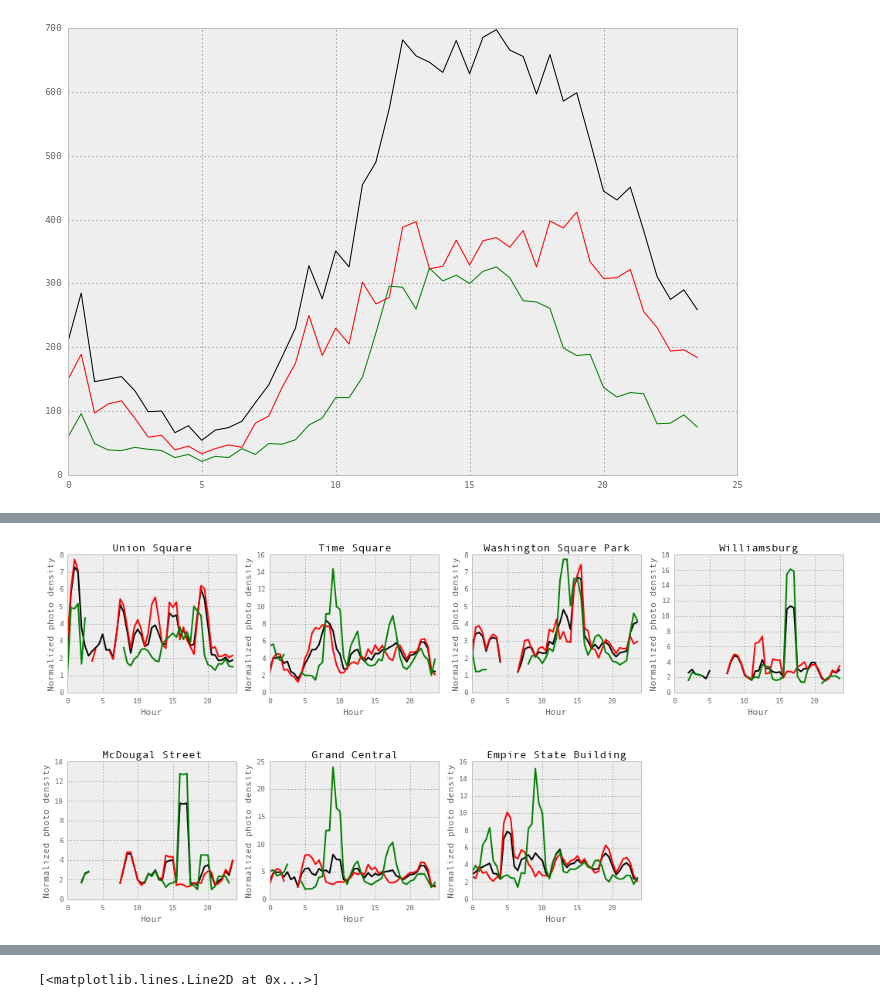
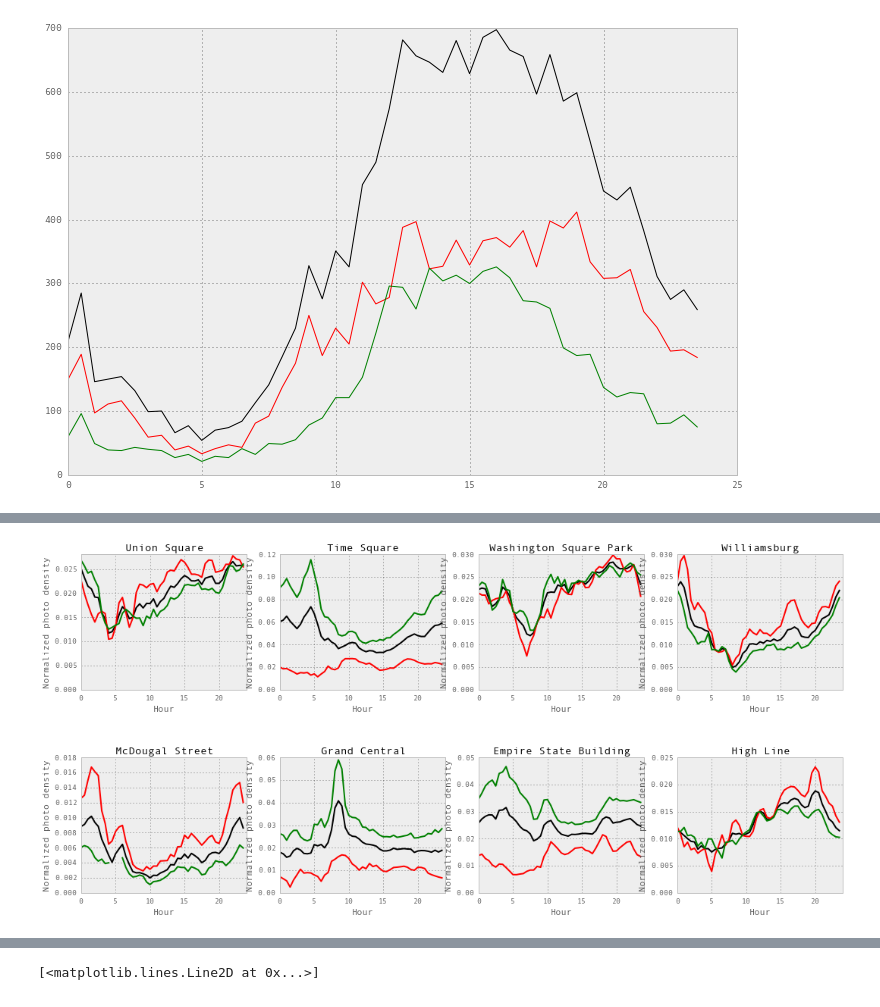
Before and after one commit to helenaxwang/AveNeue, a Jupyter notebook: analyze_flickr.py.ipynb, the cells around one changed output, grey strips where cells are left out. Cells and saved outputs as stored; diff of their text form; code cells hidden in the pictures.

```diff
--- a/analyze_flickr.py.ipynb
+++ b/analyze_flickr.py.ipynb
@@ -281,11 +279,15 @@ def get_hour_mean(photo_df, loc, radius=0.005, normalize=False):
 # compute the hour mean for all of nyc
 hour_all_normalized = photos2.user_id.groupby(lambda x: (x.hour, x.minute)).count()/photos2.user_id.count()
 hour_all = photos2.user_id.groupby(lambda x: (x.hour, x.minute)).count()
-print sum(hour_all)
 
-photos2['weighted_count'] = photos2['Fav']+1
-photos2['weighted_count'] = photos2['weighted_count'].fillna(1)
-hour_all_favweight = photos2.weighted_count.groupby(lambda x: (x.hour, x.minute)).mean()
+# compute the mean for local users
+hour_all_nyc = photos_nyc.user_id.groupby(lambda x: (x.hour, x.minute)).count()
+hour_all_nonyc = photos_nonyc.user_id.groupby(lambda x: (x.hour, x.minute)).count()
+print sum(hour_all), sum(hour_all_nyc), sum(hour_all_nonyc)
+
+#photos2['weighted_count'] = photos2['Fav']+1
+#photos2['weighted_count'] = photos2['weighted_count'].fillna(1)
+#hour_all_favweight = photos2.weighted_count.groupby(lambda x: (x.hour, x.minute)).mean()
 
 # compute favorites of all of new york city
 favorites_all = get_favcounts_sql(db, [40.74844,-73.985664], radius=1.0)
@@ -371,22 +374,24 @@ init_loc4 = (40.7176379,-73.9599521) # williamsburg
 init_loc5 = (40.7115551,-73.9531715) # mcdougal street
 init_loc6 = (40.752726, -73.977229) # Grand Central
 init_loc7 = (40.74844,-73.985664) # empire state building
+init_loc8 = (40.747992,-74.004765)
 
 normalize = False
 smooth = True
 
 # concate them together
-allLocs = [init_loc1, init_loc2, init_loc3, init_loc4, init_loc5, init_loc6, init_loc7]
+allLocs = [init_loc1, init_loc2, init_loc3, init_loc4, init_loc5, init_loc6, init_loc7, init_loc8]
 allLocNames = ['Union Square', 'Time Square', 'Washington Square Park', \
-               'Williamsburg', 'McDougal Street', 'Grand Central', 'Empire State Building']
+               'Williamsburg', 'McDougal Street', 'Grand Central', 'Empire State Building', 'High Line']
 #rcParams['figure.figsize'] = 6,4
 fig = plt.figure(figsize=(18,8))
 ax = fig.add_subplot(111)
 #colors = ['b','r','g','m','k']
 color = 'k'
-locidx = range(0,7)#range(5,6)
+locidx = range(0,8)#range(5,6)
+# 106826 146753
 
-for i,loc in zip(locidx,allLocs[0:7]):
+for i,loc in zip(locidx,allLocs[0:8]):
     #fig.suptitle(allLocNames[i], fontsize=14, fontweight='bold')
     plt.subplot(2,4,i+1)
 
@@ -395,16 +400,19 @@ for i,loc in zip(locidx,allLocs[0:7]):
 
     else:
         hour_loc = get_hour_mean(photos2,loc,normalize=normalize)/hour_all
-        favorites_loc = get_favcounts_sql(db, loc, radius=0.01)
-        favorites_loc['dayofweek'] = favorites_loc.index.dayofweek
+        hour_loc_nyc = get_hour_mean(photos_nyc,loc,normalize=normalize)/hour_all_nyc
+        hour_loc_nonyc = get_hour_mean(photos_nonyc,loc,normalize=normalize)/hour_all_nonyc
 
-        favorites_loc_weekday = favorites_loc.Fav[(favorites_loc['Fav']>0) & (favorites_loc['dayofweek']<5)]\
-        .groupby(lambda x: (x.hour, x.minute)).mean()/normalizer#/fav_all_weekday
+        #favorites_loc = get_favcounts_sql(db, loc, radius=0.01)
+        #favorites_loc['dayofweek'] = favorites_loc.index.dayofweek
 
-        favorites_loc_weekend = favorites_loc.Fav[(favorites_loc['Fav']>0) & (favorites_loc['dayofweek']>=5)]\
-        .groupby(lambda x: (x.hour, x.minute)).mean()/normalizer#/fav_all_weekend
+        #favorites_loc_weekday = favorites_loc.Fav[(favorites_loc['Fav']>0) & (favorites_loc['dayofweek']<5)]\
+        #.groupby(lambda x: (x.hour, x.minute)).mean()/normalizer#/fav_all_weekday
 
-        favorites_loc = favorites_loc.Fav[favorites_loc.Fav>0].groupby(lambda x: (x.hour, x.minute)).mean()/normalizer#/favorites_all
+        #favorites_loc_weekend = favorites_loc.Fav[(favorites_loc['Fav']>0) & (favorites_loc['dayofweek']>=5)]\
+        #.groupby(lambda x: (x.hour, x.minute)).mean()/normalizer#/fav_all_weekend
+
+        #favorites_loc = favorites_loc.Fav[favorites_loc.Fav>0].groupby(lambda x: (x.hour, x.minute)).mean()/normalizer#/favorites_all
 
         #hour_loc2 = get_hour_mean(photos2,loc,radius=0.01,normalize=normalize)/hour_all
         #hour_loc_weekday = get_hour_mean(photos2.ix[photos2['dayofweek']<5],loc,normalize=normalize)/hour_all_weekday
@@ -412,17 +420,21 @@ for i,loc in zip(locidx,allLocs[0:7]):
 
     if smooth:
         hour_loc = movingaverage2(hour_loc,3)
-        favorites_loc = movingaverage2(favorites_loc,3)
-        favorites_loc_weekday = movingaverage2(favorites_loc_weekday,3)
-        favorites_loc_weekend = movingaverage2(favorites_loc_weekend,3)
+        hour_loc_nyc = movingaverage2(hour_loc_nyc,3)
+        hour_loc_nonyc = movingaverage2(hour_loc_nonyc,3)
+        #favorites_loc = movingaverage2(favorites_loc,3)
+        #favorites_loc_weekday = movingaverage2(favorites_loc_weekday,3)
+        #favorites_loc_weekend = movingaverage2(favorites_loc_weekend,3)
         #hour_loc2 = movingaverage2(hour_loc2,3)
         #hour_loc_weekday = movingaverage2(hour_loc_weekday,3)
         #hour_loc_weekend = movingaverage2(hour_loc_weekend,3)
 
-    #plt.plot(time_axis,hour_loc,color,linewidth=2, label=allLocNames[i])
-    plt.plot(time_axis,favorites_loc,color,linewidth=2, label=allLocNames[i])
-    plt.plot(time_axis,favorites_loc_weekday,'r',linewidth=2)
-    plt.plot(time_axis,favorites_loc_weekend,'g',linewidth=2)
+    plt.plot(time_axis,hour_loc,color,linewidth=2, label=allLocNames[i])
+    plt.plot(time_axis,hour_loc_nyc,'r',linewidth=2)
+    plt.plot(time_axis,hour_loc_nonyc,'g',linewidth=2)
+    #plt.plot(time_axis,favorites_loc,color,linewidth=2, label=allLocNames[i])
+    #plt.plot(time_axis,favorites_loc_weekday,'r',linewidth=2)
+    #plt.plot(time_axis,favorites_loc_weekend,'g',linewidth=2)
     #plt.plot(time_axis,hour_loc2,'r',linewidth=2, label=allLocNames[i])
     #plt.plot(time_axis,hour_loc_weekday,'r',linewidth=2)
     #plt.plot(time_axis,hour_loc_weekend,'g',linewidth=2)
@@ -452 +467 @@ number of photos near location  6192
-[figure, old version]
+[figure, new version]
```
Also changed, not shown: parts of 15 cells of this notebook, 8 other files.
